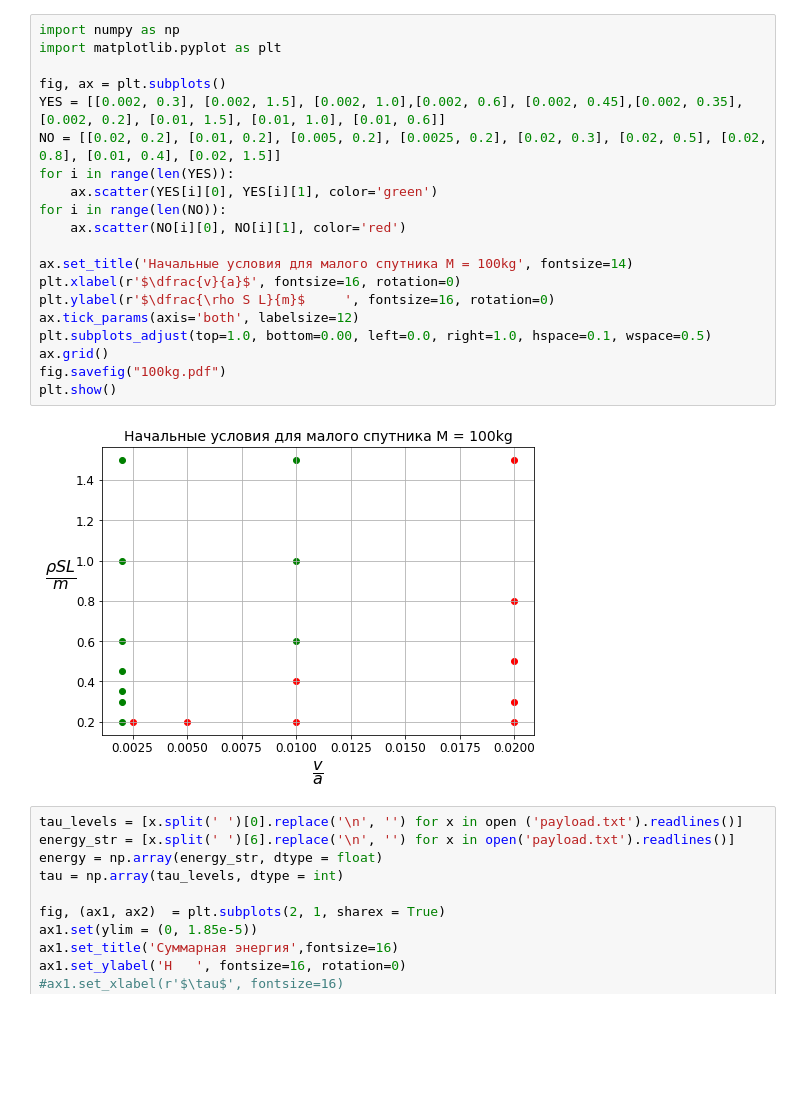
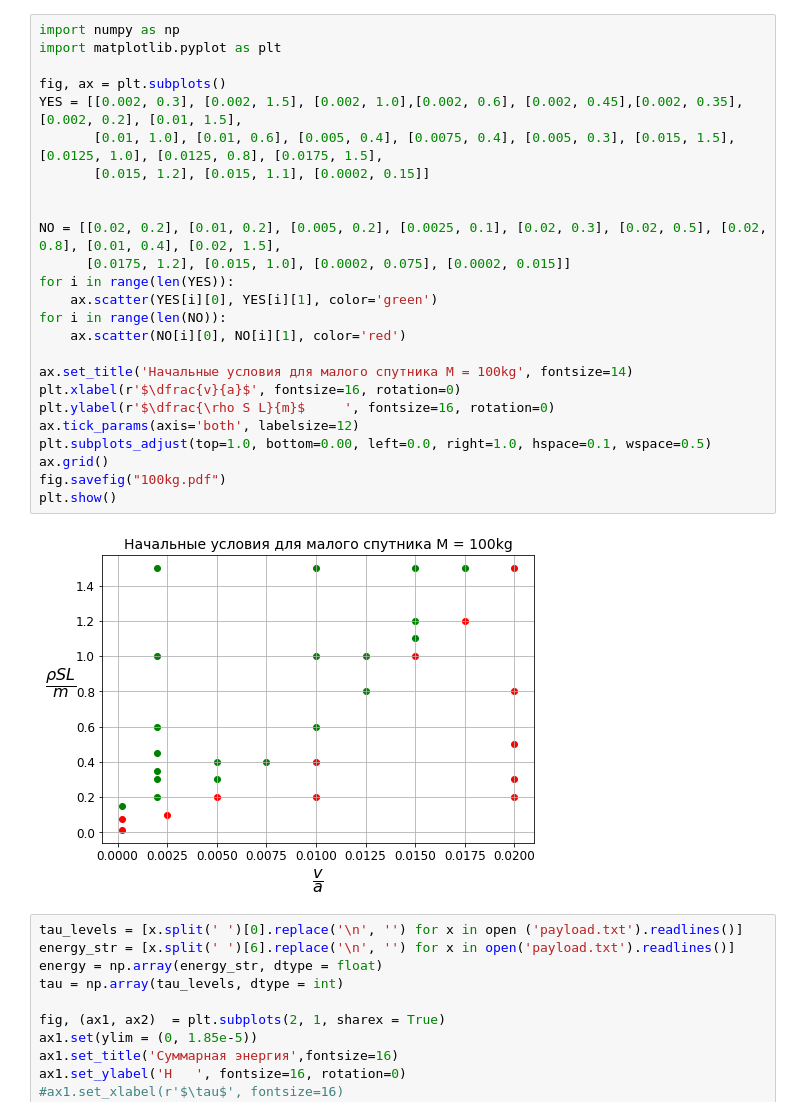
Before and after one commit to starasow/c-cpp, a Jupyter notebook: diploma_results_100kg.ipynb, the cells around one changed output. Cells and saved outputs as stored; diff of their text form; blank space fills up the shorter version.

```diff
--- a/diploma_results_100kg.ipynb
+++ b/diploma_results_100kg.ipynb
@@ -1,25 +1,30 @@
 # %%
 import numpy as np
 import matplotlib.pyplot as plt
 
 fig, ax = plt.subplots()
-YES = [[0.002, 0.3], [0.002, 1.5], [0.002, 1.0],[0.002, 0.6], [0.002, 0.45],[0.002, 0.35], [0.002, 0.2], [0.01, 1.5], [0.01, 1.0], [0.01, 0.6]]
-NO = [[0.02, 0.2], [0.01, 0.2], [0.005, 0.2], [0.0025, 0.2], [0.02, 0.3], [0.02, 0.5], [0.02, 0.8], [0.01, 0.4], [0.02, 1.5]]
+YES = [[0.002, 0.3], [0.002, 1.5], [0.002, 1.0],[0.002, 0.6], [0.002, 0.45],[0.002, 0.35], [0.002, 0.2], [0.01, 1.5],
+       [0.01, 1.0], [0.01, 0.6], [0.005, 0.4], [0.0075, 0.4], [0.005, 0.3], [0.015, 1.5], [0.0125, 1.0], [0.0125, 0.8], [0.0175, 1.5],
+       [0.015, 1.2], [0.015, 1.1], [0.0002, 0.15]]
+
+
+NO = [[0.02, 0.2], [0.01, 0.2], [0.005, 0.2], [0.0025, 0.1], [0.02, 0.3], [0.02, 0.5], [0.02, 0.8], [0.01, 0.4], [0.02, 1.5],
+      [0.0175, 1.2], [0.015, 1.0], [0.0002, 0.075], [0.0002, 0.015]]
 for i in range(len(YES)):
     ax.scatter(YES[i][0], YES[i][1], color='green')
 for i in range(len(NO)):
     ax.scatter(NO[i][0], NO[i][1], color='red')
 
 ax.set_title('Начальные условия для малого спутника M = 100kg', fontsize=14)
 plt.xlabel(r'$\dfrac{v}{a}$', fontsize=16, rotation=0)
 plt.ylabel(r'$\dfrac{\rho S L}{m}$     ', fontsize=16, rotation=0)
 ax.tick_params(axis='both', labelsize=12)
 plt.subplots_adjust(top=1.0, bottom=0.00, left=0.0, right=1.0, hspace=0.1, wspace=0.5)
 ax.grid()
 fig.savefig("100kg.pdf")
 plt.show()
 # %% [output]
-[figure, old version]
+[figure, new version]
 # %%
 tau_levels = [x.split(' ')[0].replace('\n', '') for x in open ('payload.txt').readlines()]
 energy_str = [x.split(' ')[6].replace('\n', '') for x in open('payload.txt').readlines()]
```
Also changed, not shown: parts of 8 cells of this notebook.
